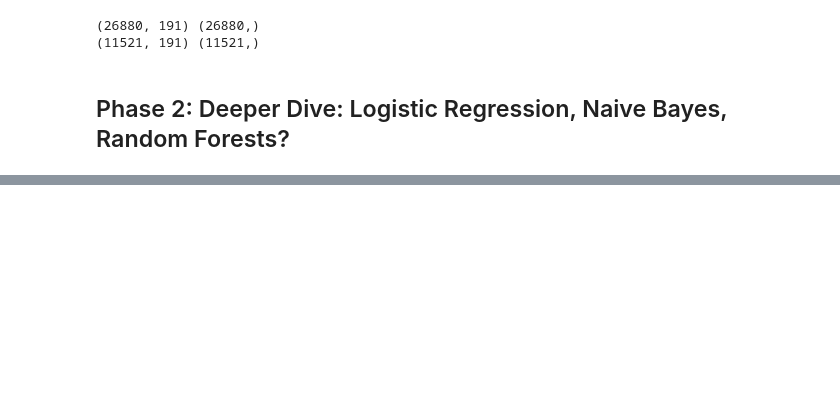
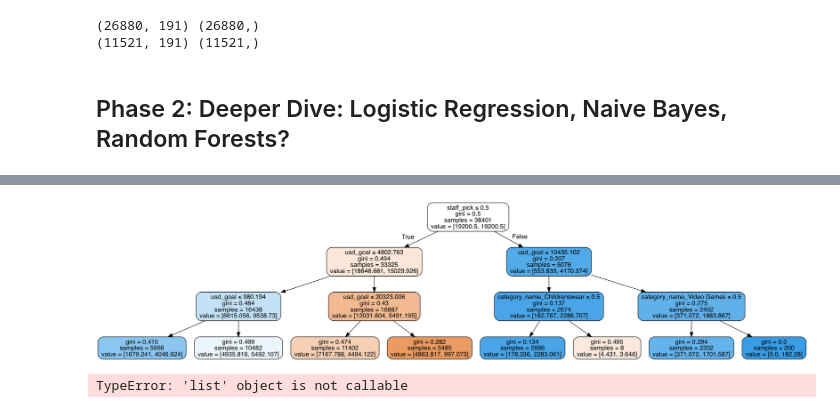
Before and after one commit to cipher813/McMahon_Metis, a Jupyter notebook: Project_3/3_Kickstarter_P2_DeeperDive_DS2.ipynb, the cells around one changed output, grey strips where cells are left out. Saved outputs shown, nothing was run; the diff lists cells and outputs as text; code cells hidden in the pictures; blank space fills up the shorter version.

```diff
--- a/Project_3/3_Kickstarter_P2_DeeperDive_DS2.ipynb
+++ b/Project_3/3_Kickstarter_P2_DeeperDive_DS2.ipynb
@@ -437,0 +439,30 @@ rd
+# %%
+from sklearn.externals.six import StringIO
+from IPython.display import Image
+from sklearn.tree import export_graphviz
+import pydotplus
+
+dt = DecisionTreeClassifier(max_depth=3,class_weight='balanced')
+dot_data = StringIO()
+dt.fit(X,y)
+export_graphviz(dt, out_file=dot_data,
+                filled=True, rounded=True,
+                special_characters=True,feature_names = X.columns)
+graph = pydotplus.graph_from_dot_data(dot_data.getvalue())
+Image(graph.create_png())
+# %% [output]
+[figure, added]
+# %%
+rf = RandomForestClassifier(max_features='sqrt',n_estimators=1000)
+rf.fit(X_train, y_train)
+y_pred = rf.predict(X_test)
+y_score = rf.predict_proba(X_test)[:,1]
+fpr, tpr,_ = roc_curve(y_test, y_score)
+roc_auc = auc(fpr, tpr)
+
+print("Accuracy: %.3f"% metrics.accuracy_score(y_test, rf.predict(X_test)))
+print(metrics.classification_report(y_test, rf.predict(X_test)))
+print(metrics.confusion_matrix(y_test,rf.predict(X_test)))
+print('ROC AUC:', roc_auc)
+# %% [output]
+TypeError: 'list' object is not callable
```
Also changed, not shown: parts of 10 cells of this notebook, 15 other files.
